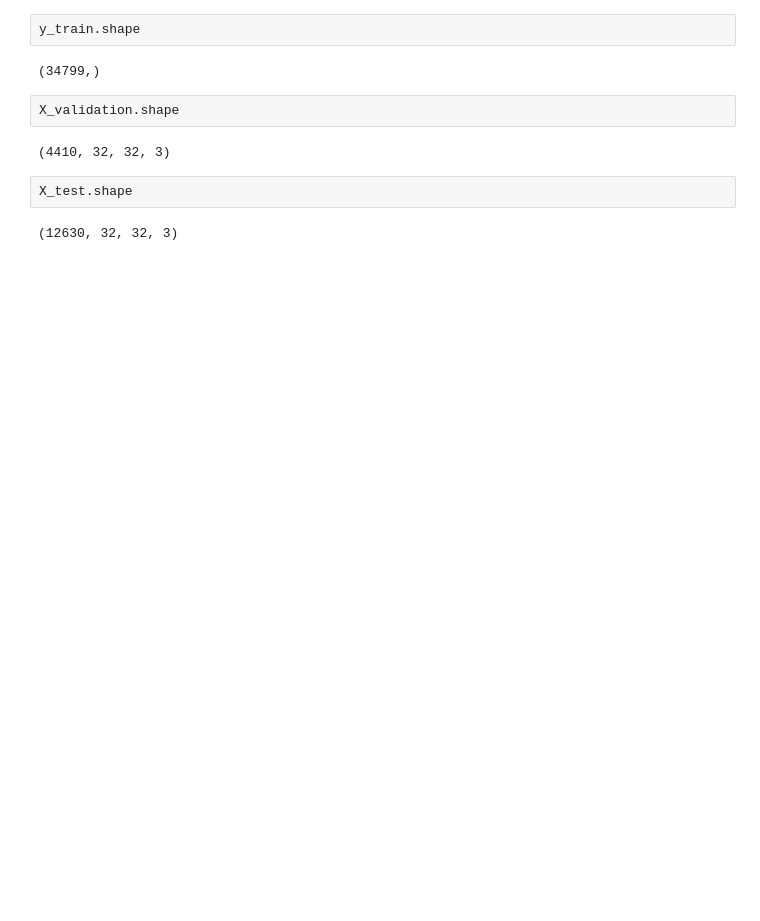
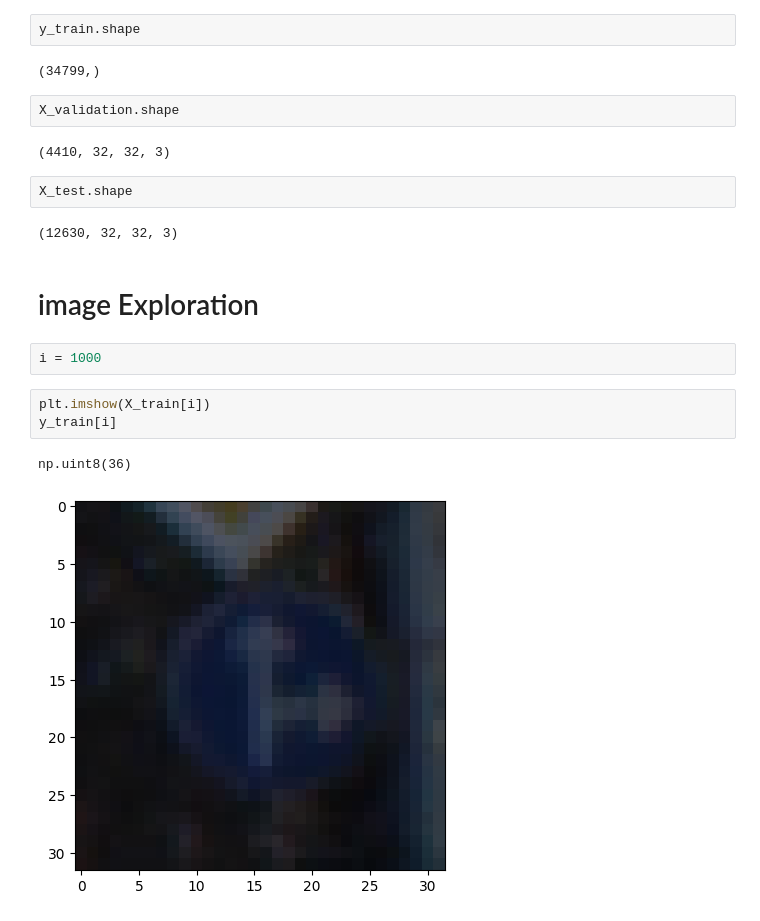
Before and after one commit to Kris1825/LE-NET-DEEP-NETWORK---TRAFFIC-SIGN-CLASSIFICATION, a Jupyter notebook: Untitled.ipynb, the cells around one changed output. Cells and saved outputs as stored; diff of their text form; blank space fills up the shorter version.

```diff
--- a/Untitled.ipynb
+++ b/Untitled.ipynb
@@ -36,3 +36,13 @@ X_validation.shape
 X_test.shape
 # %% [output]
 (12630, 32, 32, 3)
+# %% [markdown]
+# image Exploration
+# %%
+i = 1000
+# %%
+plt.imshow(X_train[i])
+y_train[i]
+# %% [output]
+np.uint8(36)
+[figure, added]
```
Also changed, not shown: parts of 23 cells of this notebook.
